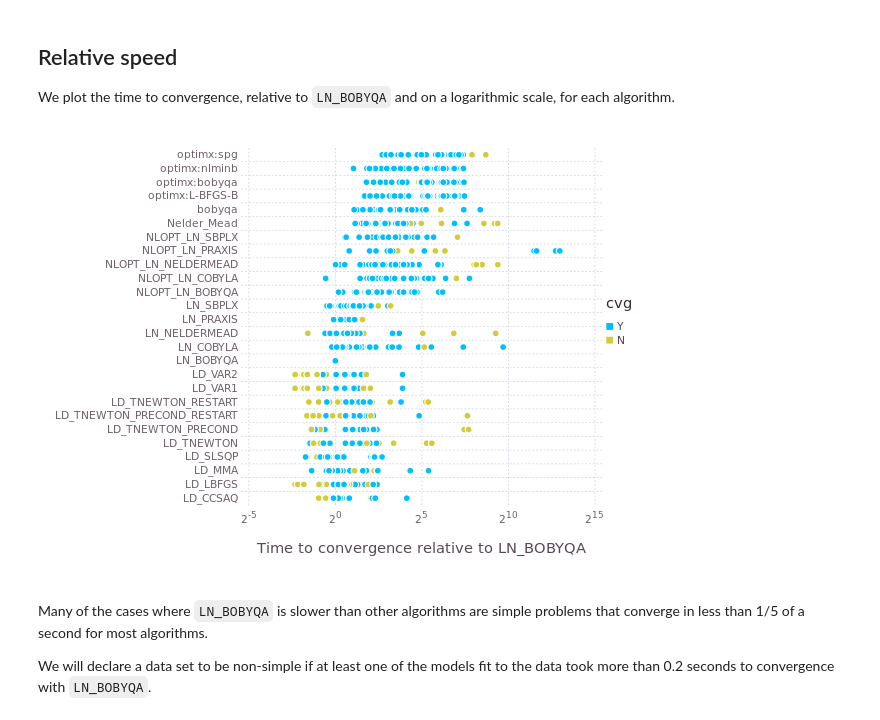
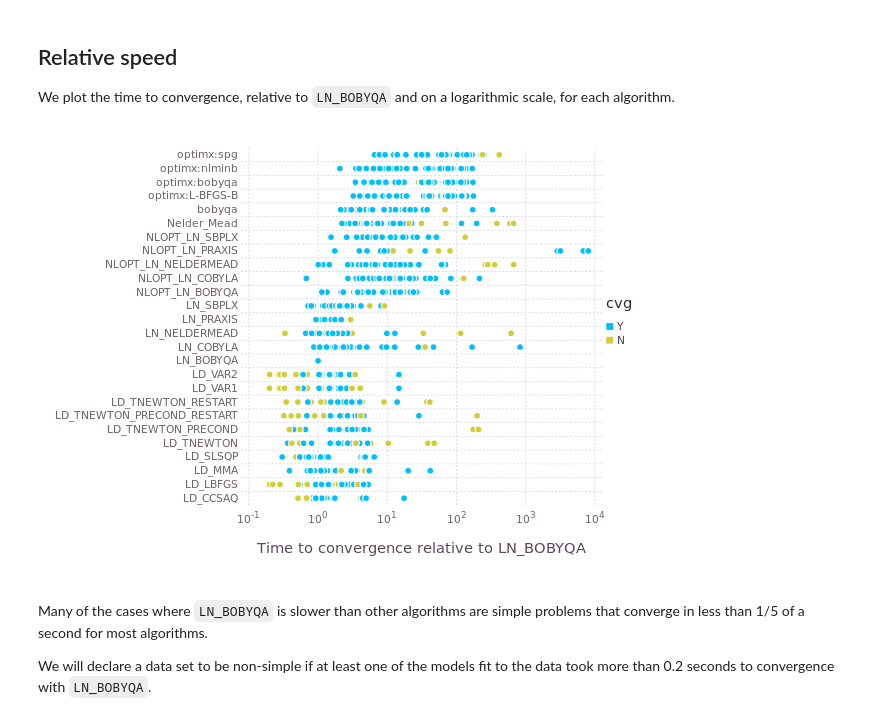
Before and after one commit to Stat990-033/Timings, a Jupyter notebook: inst/doc/Summaries.ipynb, the cells around one changed output. Drawn from its saved outputs; the diff is of its cells as text; code cells hidden in the pictures.

```diff
--- a/inst/doc/Summaries.ipynb
+++ b/inst/doc/Summaries.ipynb
@@ -217,13 +240,13 @@ We plot the time to convergence, relative to `LN_BOBYQA` and on a logarithmic sc
 # %%
 using Gadfly
 set_default_plot_size(16cm,12cm)
 res[:cvg] = compact(pool([e > 0.02 ? "N" : "Y" for e in res[:excess]]))
 plot(res,x="reltime",y="opt",color="cvg",
-    Geom.point,Scale.y_discrete,Scale.x_log2,
+    Geom.point,Scale.y_discrete,Scale.x_log10,
     Guide.ylabel(nothing),
     Guide.xlabel("Time to convergence relative to LN_BOBYQA"))
 # %% [output]
-[figure, old version]
+[figure, new version]
 # %% [markdown]
 Many of the cases where `LN_BOBYQA` is slower than other algorithms are simple problems that converge in less than 1/5 of a second for most algorithms.
 
```
Also changed, not shown: parts of 4 cells of this notebook, 1 other file.
